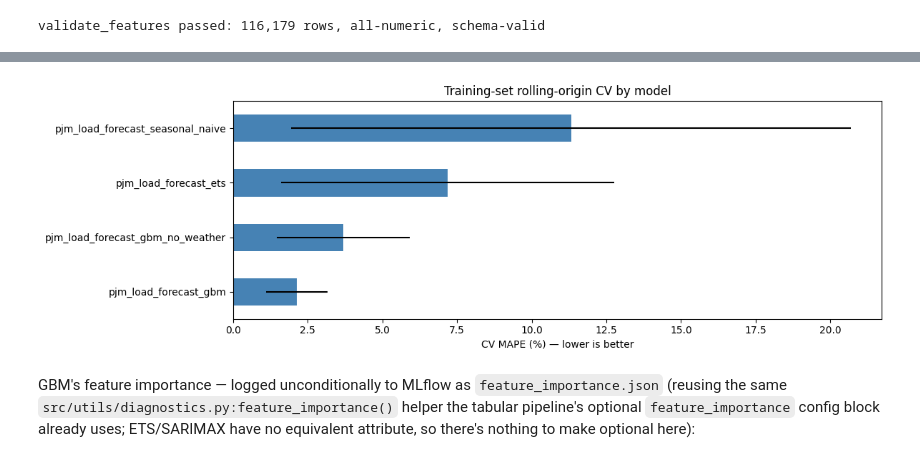
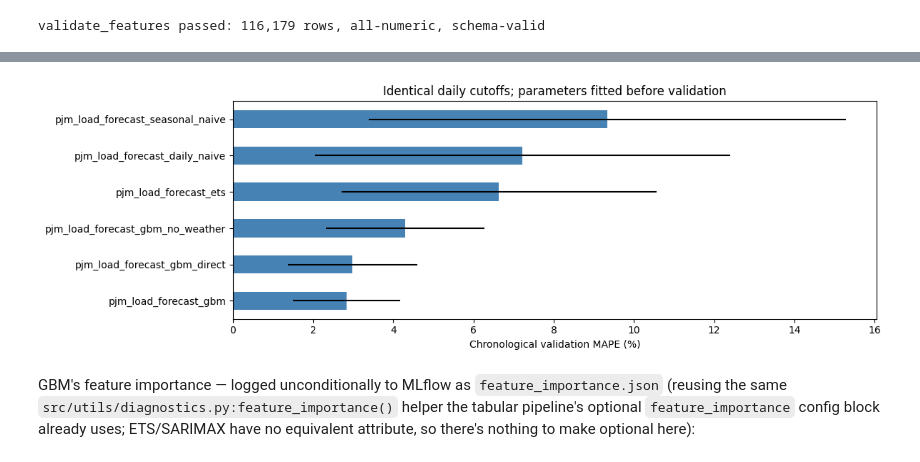
Before and after one commit to VickyGuo0907/ml_pipeline, a Jupyter notebook: notebooks/pjm_load_forecast_pipeline.ipynb, the cells around one changed output, grey strips where cells are left out. Cells and saved outputs as stored; diff of their text form; code cells hidden in the pictures.

Commit message:
feat(pjm): add chronological weather forecast evaluation

```diff
--- a/notebooks/pjm_load_forecast_pipeline.ipynb
+++ b/notebooks/pjm_load_forecast_pipeline.ipynb
@@ -19,3 +1,18 @@ full dataset scale (see the "Known limitations" note near the end).
+# %%
+from pathlib import Path
+import json
+import matplotlib.pyplot as plt
+import pandas as pd
+import yaml
+from IPython.display import display
+%matplotlib inline
+REPORTS_DIR = "reports/pjm_load_forecast"
+RUN_ID = "notebook-demo"
+train_df = pd.read_parquet("data/pjm_load_forecast/features/notebook-demo/train.parquet")
+with open(f"{REPORTS_DIR}/{RUN_ID}_evaluation.yaml") as f:
+    evaluation_report = yaml.safe_load(f)
+gbm_weather_name = "pjm_load_forecast_gbm"
+gbm_no_weather_name = "pjm_load_forecast_gbm_no_weather"
 # %%
 import os
 from pathlib import Path
@@ -260,11 +291,11 @@ Wall time: 13.3 s
 # %%
 cv_summary["cv_mape_mean"].sort_values().plot.barh(xerr=cv_summary["cv_mape_std"], color="steelblue")
-plt.xlabel("CV MAPE (%) — lower is better")
-plt.title("Training-set rolling-origin CV by model")
+plt.xlabel("Chronological validation MAPE (%)")
+plt.title("Identical daily cutoffs; parameters fitted before validation")
 plt.tight_layout()
 plt.show()
 # %% [output]
-[figure, old version]
+[figure, new version]
 # %% [markdown]
 GBM's feature importance — logged unconditionally to MLflow as `feature_importance.json`
 (reusing the same `src/utils/diagnostics.py:feature_importance()` helper the tabular pipeline's
```
Also changed, not shown: parts of 14 cells of this notebook, 15 other files.
